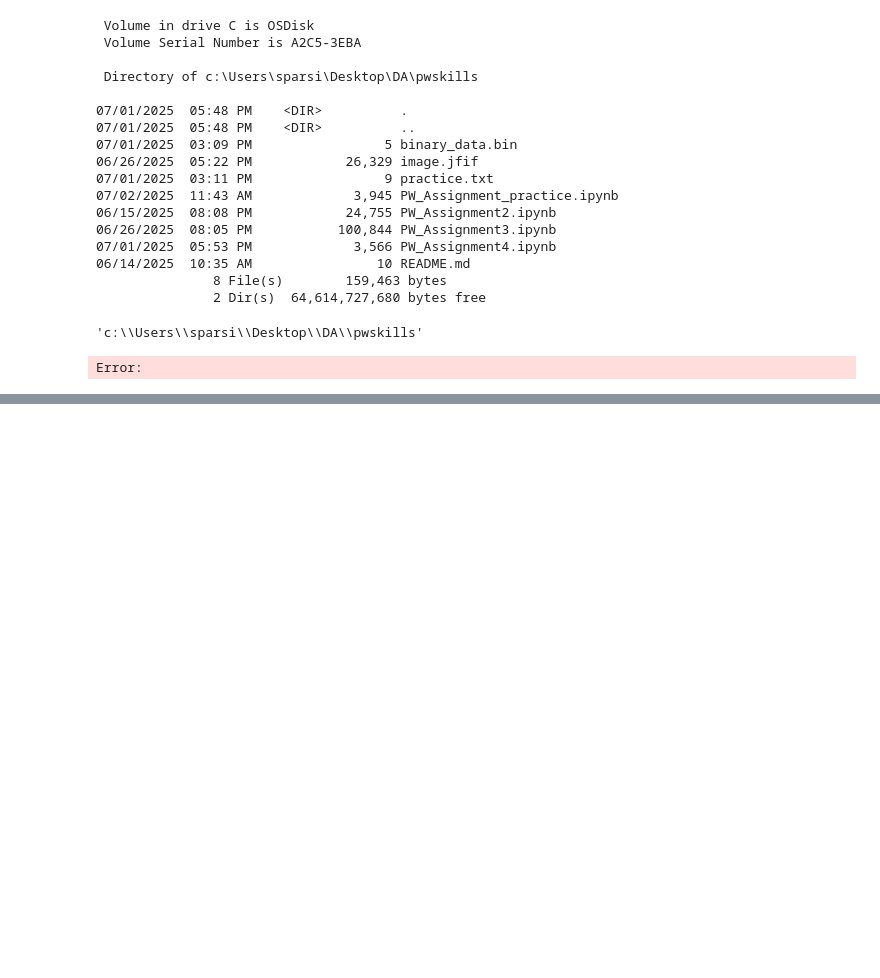
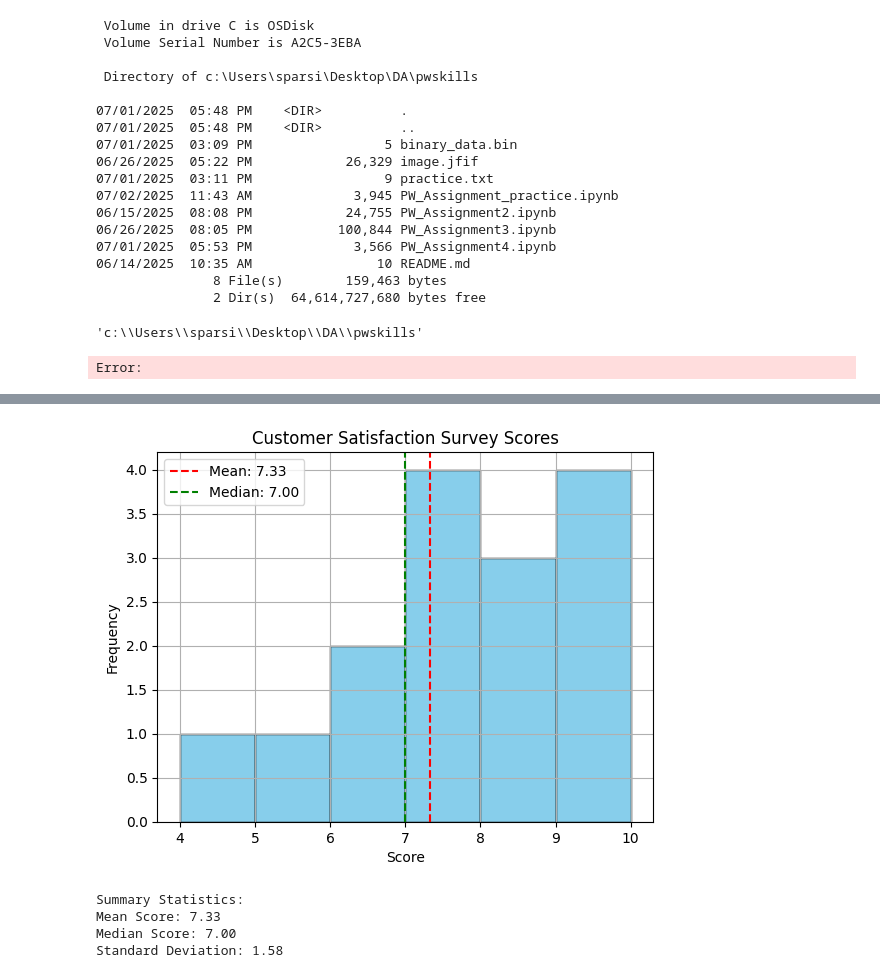
Before and after one commit to VarshithParsi/pwskills, a Jupyter notebook: PW_Assignment_practice.ipynb, the cells around one changed output, grey strips where cells are left out. Saved outputs shown, nothing was run; the diff lists cells and outputs as text; code cells hidden in the pictures; blank space fills up the shorter version.

Commit message:
PW_StatisticsAssignment3

```diff
--- a/PW_Assignment_practice.ipynb
+++ b/PW_Assignment_practice.ipynb
@@ -80,0 +130,35 @@ with open(filename, "rb") as file:
+# %%
+import matplotlib.pyplot as plt
+import numpy as np
+
+# Survey data
+survey_scores = [7, 8, 5, 9, 6, 7, 8, 9, 10, 4, 7, 6, 9, 8, 7]
+
+# Calculate summary statistics
+mean_score = np.mean(survey_scores)
+std_dev = np.std(survey_scores)
+median_score = np.median(survey_scores)
+
+# Create histogram
+plt.hist(survey_scores, bins=6, edgecolor='black', color='skyblue')
+plt.title('Customer Satisfaction Survey Scores')
+plt.xlabel('Score')
+plt.ylabel('Frequency')
+plt.grid(True)
+plt.axvline(mean_score, color='red', linestyle='dashed', linewidth=1.5, label=f'Mean: {mean_score:.2f}')
+plt.axvline(median_score, color='green', linestyle='dashed', linewidth=1.5, label=f'Median: {median_score:.2f}')
+plt.legend()
+plt.savefig("survey_histogram.png")
+plt.show()
+
+# Print summary statistics
+print("Summary Statistics:")
+print(f"Mean Score: {mean_score:.2f}")
+print(f"Median Score: {median_score:.2f}")
+print(f"Standard Deviation: {std_dev:.2f}")
+# %% [output]
+[figure, added]
+Summary Statistics:
+Mean Score: 7.33
+Median Score: 7.00
+Standard Deviation: 1.58
```
Also changed, not shown: parts of 2 cells of this notebook, 3 other files.
